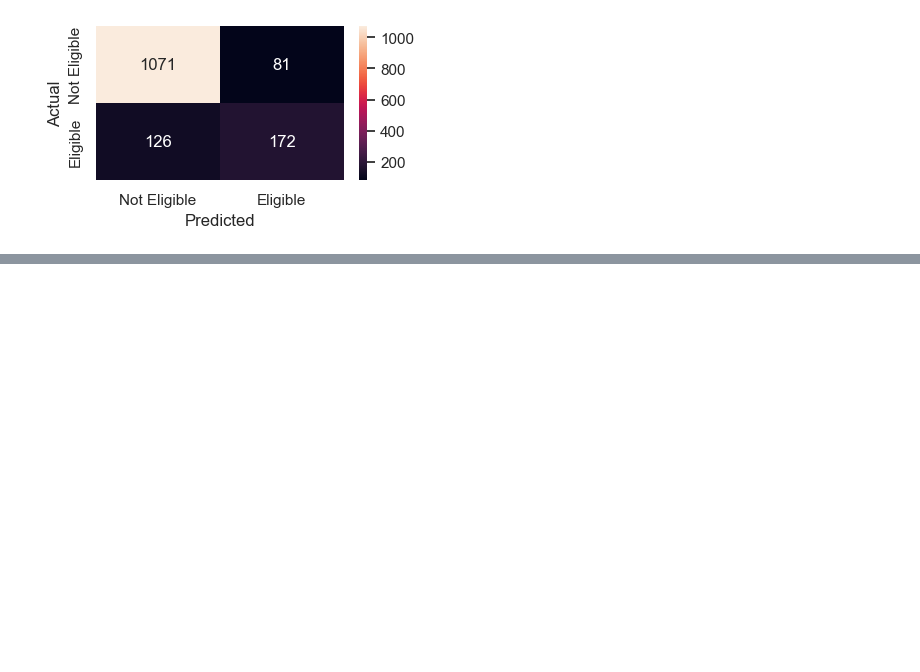
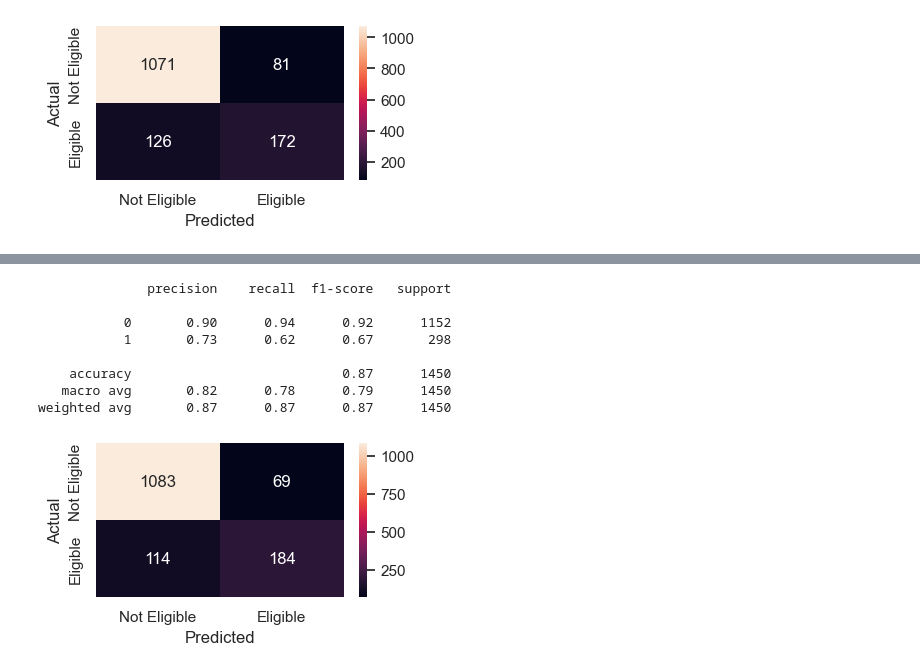
Before and after one commit to Alfredo2212/credit_risk-240625, a Jupyter notebook: credit_risk_240625.ipynb, the cells around one changed output, grey strips where cells are left out. Cells and saved outputs as stored; diff of their text form; code cells hidden in the pictures; blank space fills up the shorter version.

```diff
--- a/credit_risk_240625.ipynb
+++ b/credit_risk_240625.ipynb
@@ -346,0 +382,13 @@ weighted avg       0.85      0.86      0.85      1450
+# %%
+dtree_gs_test_pred = dtree_gs.predict(x_test)
+metrics_score(y_test, dtree_gs_test_pred)
+# %% [output]
+              precision    recall  f1-score   support
+
+           0       0.90      0.94      0.92      1152
+           1       0.73      0.62      0.67       298
+
+    accuracy                           0.87      1450
+   macro avg       0.82      0.78      0.79      1450
+weighted avg       0.87      0.87      0.87      1450
+[figure, added]
```
Also changed, not shown: parts of 3 cells of this notebook.
